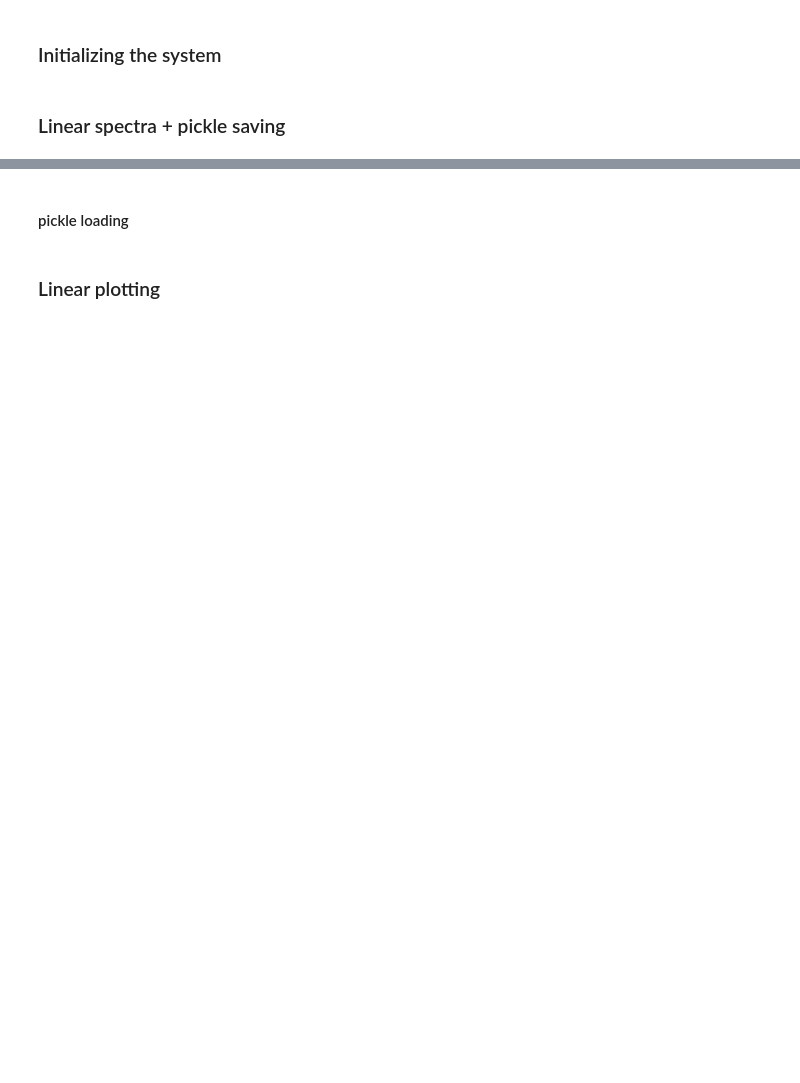
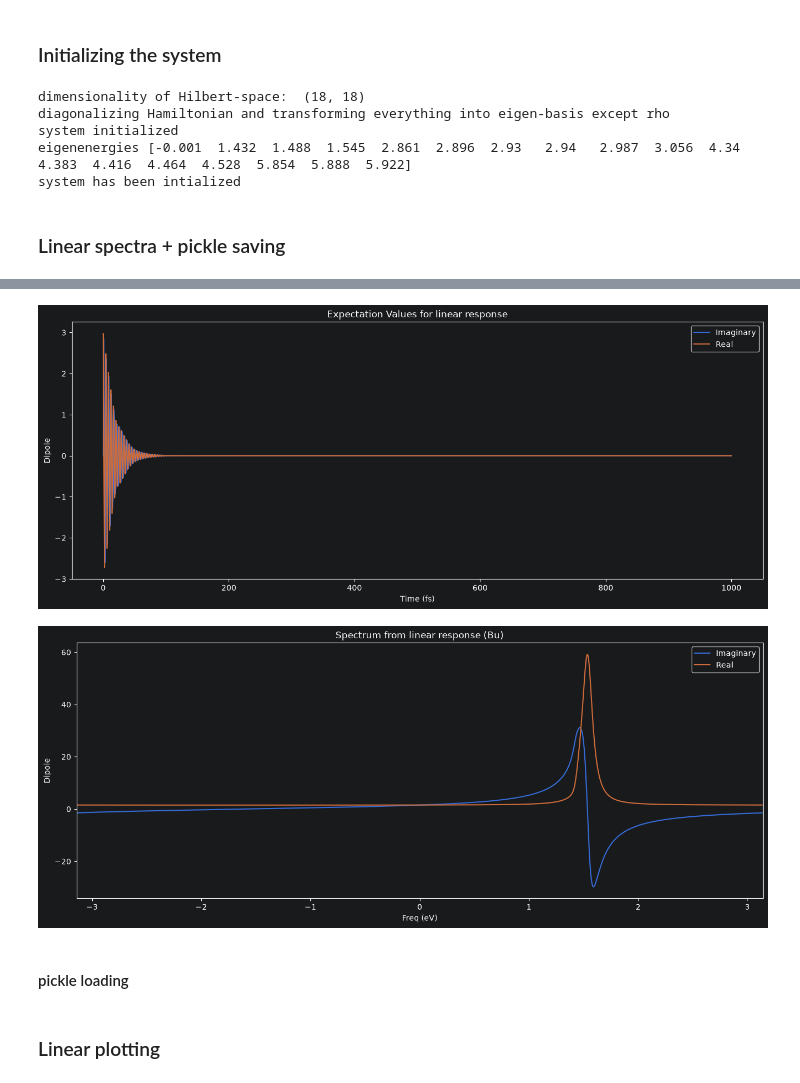
Before and after one commit to SilvaScience/QuDPy, a Jupyter notebook: my_tests/exc-exc ver01.ipynb, the cells around one changed output, grey strips where cells are left out. Drawn from its saved outputs; the diff is of its cells as text; code cells hidden in the pictures; blank space fills up the shorter version.

```diff
--- a/my_tests/exc-exc ver01.ipynb
+++ b/my_tests/exc-exc ver01.ipynb
@@ -49,16 +49,18 @@ T = 300  # temperature in K
 kT = T * kB
 beta = 1 / kT
 # %%
+scale = 45
+
 en_exc=1.4907 # excitonic resonant energy in eV
-detuning = -0.0049 # detuning between exciton and cavity in eV
+detuning = -0.00 # detuning between exciton and cavity in eV
 en_cav=en_exc + detuning # cavity resonant energy in eV
 
 N=2 # number of lattice sites
 M=3 # number of fock basis for cavity mode. # maybe -> Use larger value for stronger couplings
 
-rabi=0.00303 # vaccum rabi splitting
+rabi=0.00303 * scale # vaccum rabi splitting
 g=rabi/2 # coupling strength for light-matter interaction in eV
-J=0.00075 # coupling strength between heavy and light excitons (from small band gap energy difference)
+J=0.00075 * scale # coupling strength between heavy and light excitons (from small band gap energy difference)
 n_th=0.1 # average number thermal photons in the bath coupling to the resonator
 
 muc=1.0 # dipole strength for the cavity
@@ -390,12 +395,18 @@ print("system has been intialized")
 # a_vec = expect(a, rho)
 
 # graph_title = f"{time.localtime().tm_hour:02d}:{time.localtime().tm_min:02d}_N{N}_M{M}_g{g}_J{J}_k{kappa}_gph{gamma_phase}_gdc{gamma_decay}_ghl{gamma_hl}"
-graph_title = f"N{N}_M{M}_g{g}_J{J}_k{kappa}_gph{gamma_phase}_gdc{gamma_decay}_ghl{gamma_hl}"
+graph_title = f"N{N}_M{M}_g{g}_J{J}_detun{detuning:.4f}_k{kappa}_gph{gamma_phase}_gdc{gamma_decay}_ghl{gamma_hl}"
 # print(graph_title)
+# %% [output]
+dimensionality of Hilbert-space:  (18, 18)
+diagonalizing Hamiltonian and transforming everything into eigen-basis except rho
+system initialized
+eigenenergies [-0.001  1.432  1.488  1.545  2.861  2.896  2.93   2.94   2.987  3.056  4.34   4.383  4.416  4.464  4.528  5.854  5.888  5.922]
+system has been intialized
 # %% [markdown]
 ### Linear spectra + pickle saving
 # %%
-d0 = 10000
+d0 = 1000
 
 dipole, t_list, spec, freq = syst.linear_spec(d0, r=1, dir=directory, title_graph="lindip_"+graph_title)
 
@@ -408,3 +419,4 @@ with open("results/exc-exc_data/"+graph_title+"/spec.pkl", "wb") as file:
     pickle.dump(spec, file)
 with open("results/exc-exc_data/"+graph_title+"/freq.pkl", "wb") as file:
     pickle.dump(freq, file)
+# %% [output]
@@ -411,3 +435,5 @@ with open("results/exc-exc_data/"+graph_title+"/freq.pkl", "wb") as file:
+[figure, added]
+[figure, added]
 # %% [markdown]
 #### pickle loading
 # %%
```
Also changed, not shown: parts of 4 cells of this notebook, 3 other files.
